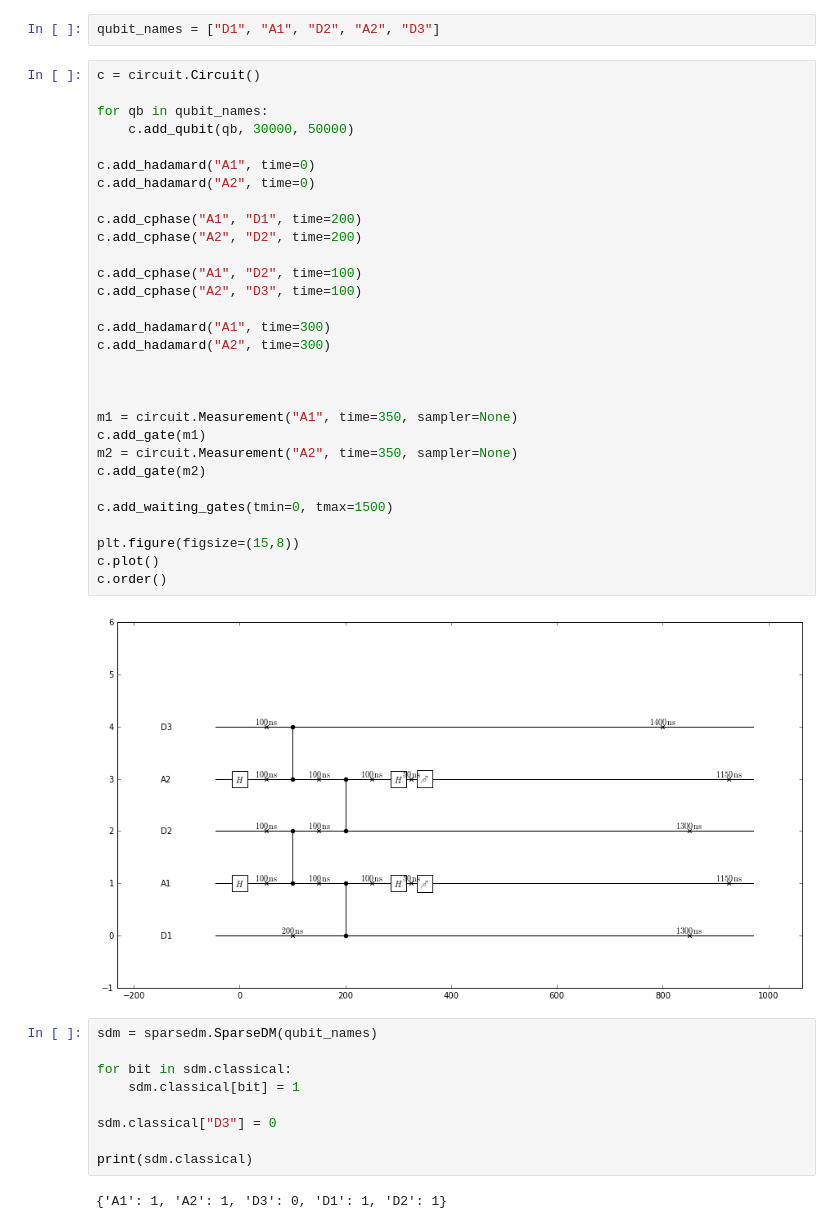
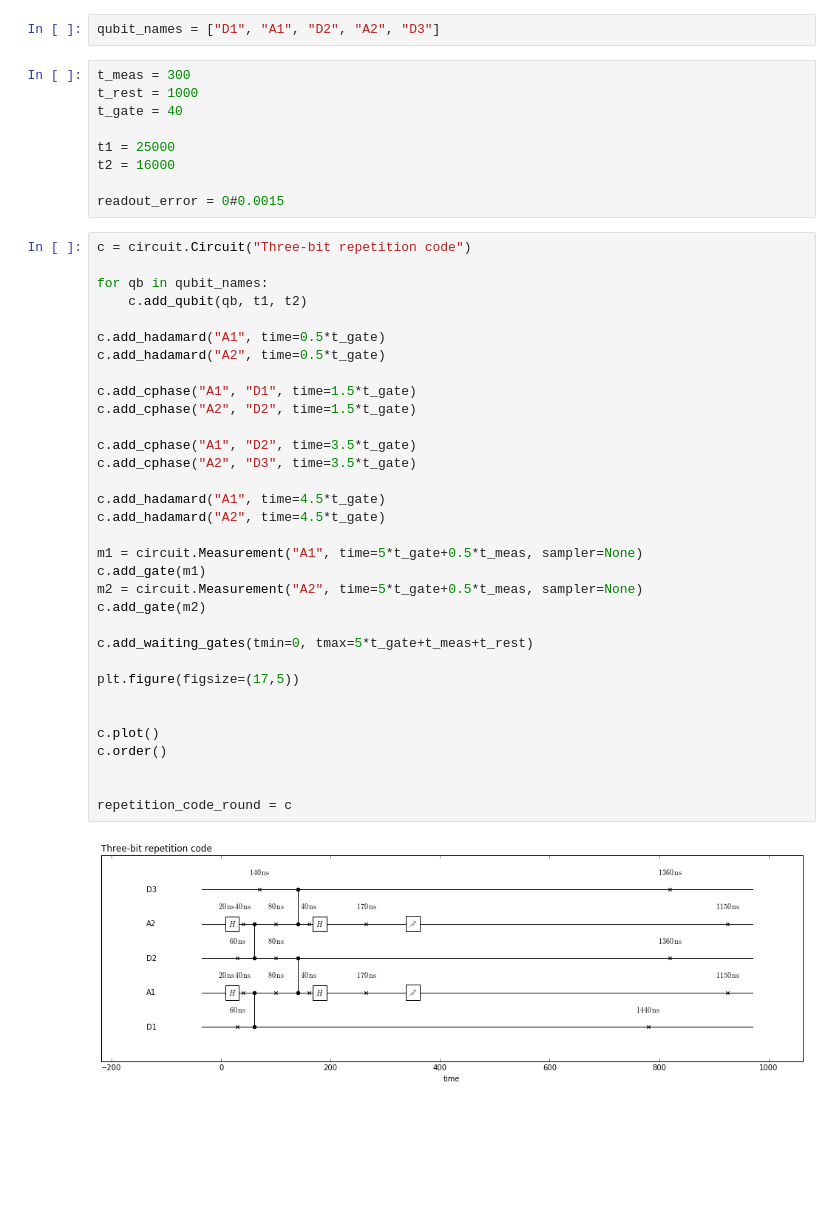
Before and after one commit to quantumsim/quantumsim, a Jupyter notebook: threeqbit.ipynb, the cells around one changed output. Drawn from its saved outputs; the diff is of its cells as text; blank space fills up the shorter version.

Commit message:
three bit repetition demo notebook update

```diff
--- a/threeqbit.ipynb
+++ b/threeqbit.ipynb
@@ -6,46 +6,47 @@ import circuit
 %matplotlib inline
 # %%
 qubit_names = ["D1", "A1", "D2", "A2", "D3"]
+# %%
+t_meas = 300
+t_rest = 1000
+t_gate = 40
+
+t1 = 25000
+t2 = 16000
+
+readout_error = 0#0.0015
 # %%
-c = circuit.Circuit()
+c = circuit.Circuit("Three-bit repetition code")
 
 for qb in qubit_names:
-    c.add_qubit(qb, 30000, 50000)
+    c.add_qubit(qb, t1, t2)
 
-c.add_hadamard("A1", time=0)
-c.add_hadamard("A2", time=0)
+c.add_hadamard("A1", time=0.5*t_gate)
+c.add_hadamard("A2", time=0.5*t_gate)
 
-c.add_cphase("A1", "D1", time=200)
-c.add_cphase("A2", "D2", time=200)
+c.add_cphase("A1", "D1", time=1.5*t_gate)
+c.add_cphase("A2", "D2", time=1.5*t_gate)
 
-c.add_cphase("A1", "D2", time=100)
-c.add_cphase("A2", "D3", time=100)
+c.add_cphase("A1", "D2", time=3.5*t_gate)
+c.add_cphase("A2", "D3", time=3.5*t_gate)
 
-c.add_hadamard("A1", time=300)
-c.add_hadamard("A2", time=300)
+c.add_hadamard("A1", time=4.5*t_gate)
+c.add_hadamard("A2", time=4.5*t_gate)
+
+m1 = circuit.Measurement("A1", time=5*t_gate+0.5*t_meas, sampler=None)
+c.add_gate(m1)
+m2 = circuit.Measurement("A2", time=5*t_gate+0.5*t_meas, sampler=None)
+c.add_gate(m2)
+
+c.add_waiting_gates(tmin=0, tmax=5*t_gate+t_meas+t_rest)
+
+plt.figure(figsize=(17,5))
 
 
-
-m1 = circuit.Measurement("A1", time=350, sampler=None)
-c.add_gate(m1)
-m2 = circuit.Measurement("A2", time=350, sampler=None)
-c.add_gate(m2)
-
-c.add_waiting_gates(tmin=0, tmax=1500)
-
-plt.figure(figsize=(15,8))
 c.plot()
 c.order()
+
+
+repetition_code_round = c
 # %% [output]
-[figure, old version]
+[figure, new version]
-# %%
-sdm = sparsedm.SparseDM(qubit_names)
-
-for bit in sdm.classical:
-    sdm.classical[bit] = 1
-
-sdm.classical["D3"] = 0
-
-print(sdm.classical)
-# %% [output]
-{'A1': 1, 'A2': 1, 'D3': 0, 'D1': 1, 'D2': 1}
```
Also changed, not shown: parts of 12 cells of this notebook.
